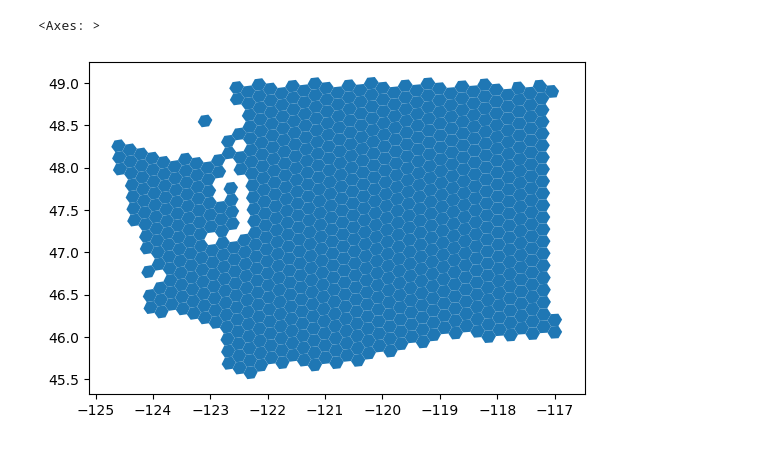
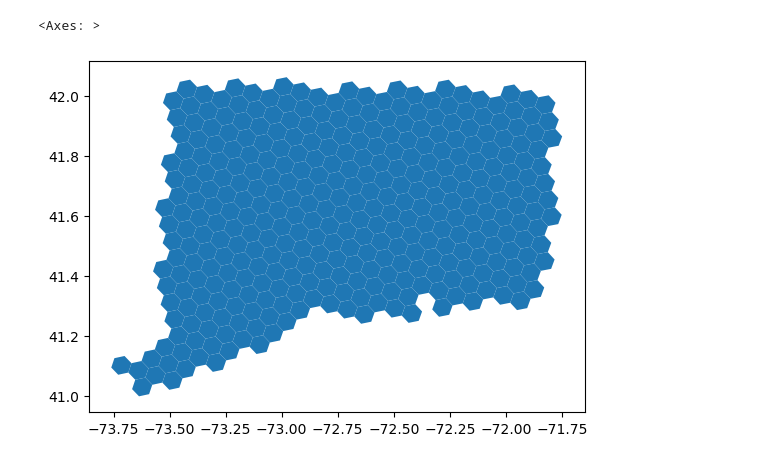
Before and after one commit to christyheaton/30DayMapChallenge_2023, a Jupyter notebook: day09/notebooks/day09-hexagons.ipynb, the cells around one changed output. Saved outputs shown, nothing was run; the diff lists cells and outputs as text; code cells hidden in the pictures.

```diff
--- a/day09/notebooks/day09-hexagons.ipynb
+++ b/day09/notebooks/day09-hexagons.ipynb
@@ -10,2 +11,2 @@ birds_gdf = birds_gdf.set_crs('epsg:4326')
 # %%
-us_states = gpd.read_file("../../ideas/Esri/USA_States_Generalized.geojson")
+states = gpd.read_file("../../ideas/Esri/USA_States_Generalized.geojson")
@@ -20,0 +13,2 @@ rc_kinglet = birds_clip[birds_clip["SPECIES_CODE"] == "ruckin"]
+# %%
+conn = states[states["STATE_NAME"] == "Connecticut"]
@@ -21,9 +19,9 @@ rc_kinglet = birds_clip[birds_clip["SPECIES_CODE"] == "ruckin"]
 # %%
-resolution = 5
-hexagons = washington.h3.polyfill_resample(resolution)
+resolution = 6
+hexagons = conn.h3.polyfill_resample(resolution)
 hexagons.plot()
 # %% [output]
 <Axes: >
-[figure, old version]
+[figure, new version]
 # %%
 hexagons["count"] = 0
```
Also changed, not shown: parts of 13 cells of this notebook, 4 other files.
